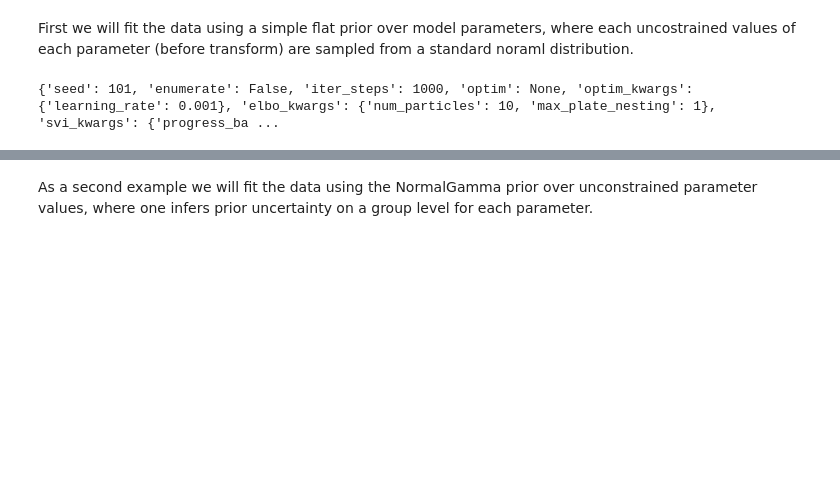
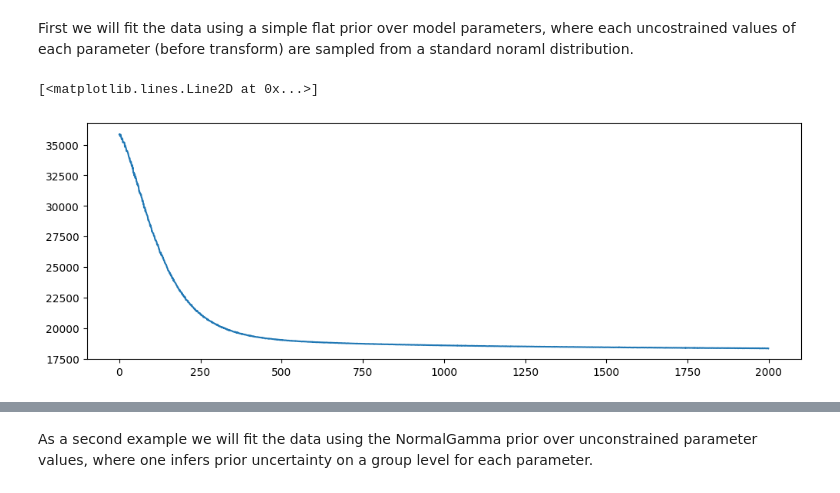
Before and after one commit to dimarkov/pybefit, a Jupyter notebook: examples/pymdp/simulating_and_fitting_agency_task.ipynb, the cells around one changed output, grey strips where cells are left out. Cells and saved outputs as stored; diff of their text form; code cells hidden in the pictures; blank space fills up the shorter version.

```diff
--- a/examples/pymdp/simulating_and_fitting_agency_task.ipynb
+++ b/examples/pymdp/simulating_and_fitting_agency_task.ipynb
@@ -534,17 +520,18 @@ First we will fit the data using a simple flat prior over model parameters, wher
 # %%
 prior = Normal(num_params, num_agents, backend="numpyro")
 model = NumpyroModel(prior, transform, likelihood, opts=opts_model)
 
 posterior = NumpyroGuide(NormalPosterior(num_params, num_agents, backend="numpyro"))
 
 # perform inference using stochastic variational inference
-opts_svi = default_dict_numpyro_svi | {"iter_steps": 1000, "seed": 1123567}
+opts_svi = default_dict_numpyro_svi | {"iter_steps": 2000, "seed": 1123567}
 svi_samples1, svi1, results1 = run_svi(model, posterior, exp_measurments, opts=opts_svi)
 
 plt.figure(figsize=(12, 4))
 plt.plot(results1.losses)
 # %% [output]
-{'seed': 101, 'enumerate': False, 'iter_steps': 1000, 'optim': None, 'optim_kwargs': {'learning_rate': 0.001}, 'elbo_kwargs': {'num_particles': 10, 'max_plate_nesting': 1}, 'svi_kwargs': {'progress_ba ...
+[<matplotlib.lines.Line2D at 0x...>]
+[figure, added]
 # %%
 plot_results(svi_samples1)
 # %% [output]
```
Also changed, not shown: parts of 9 cells of this notebook, 1 other file.
